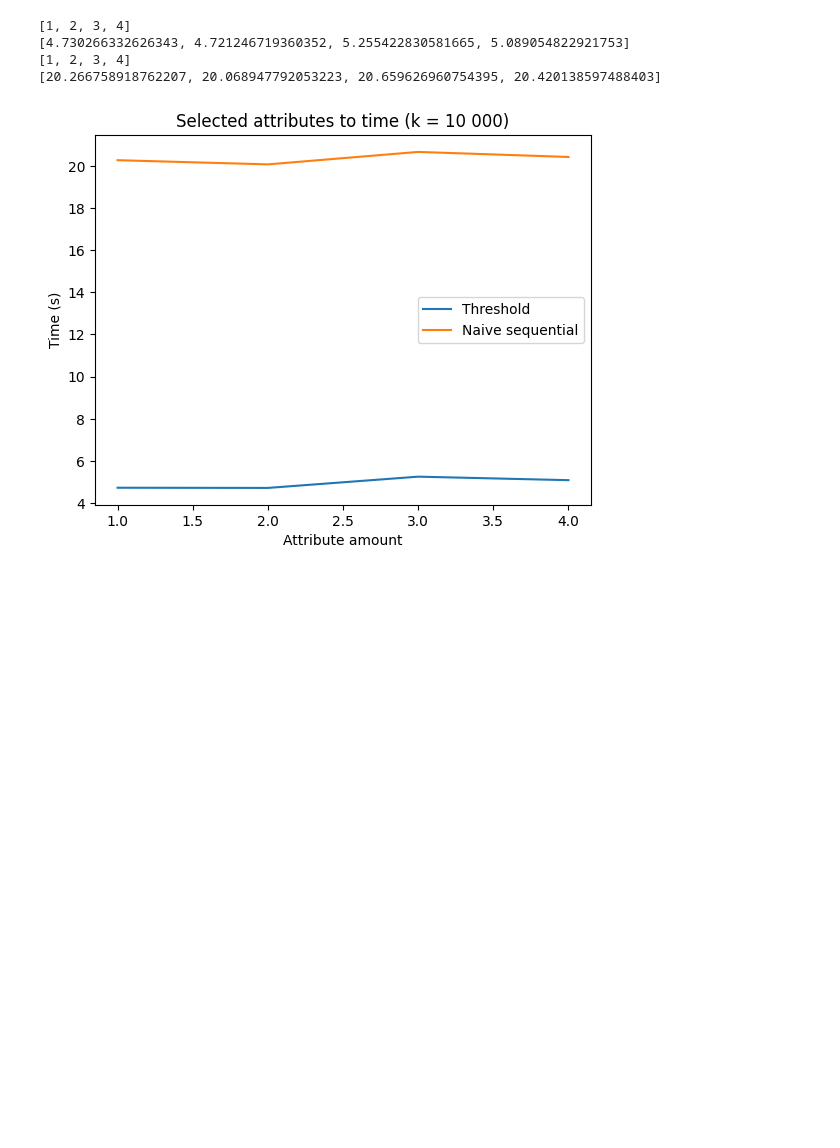
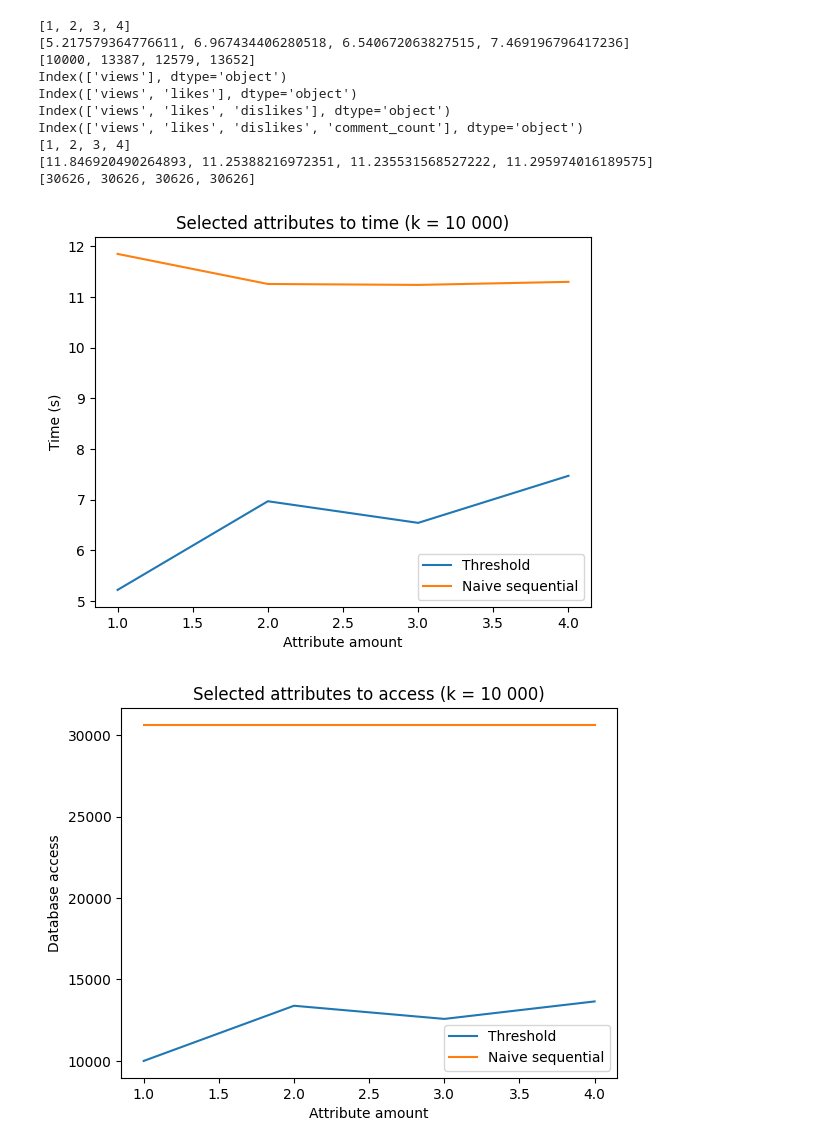
Before and after one commit to Martin-Trinh/Top-k-Threshold, a Jupyter notebook: graph.ipynb, the cells around one changed output. Drawn from its saved outputs; the diff is of its cells as text; code cells hidden in the pictures; blank space fills up the shorter version.

Commit message:
Ploting graph and writing report

```diff
--- a/graph.ipynb
+++ b/graph.ipynb
@@ -21,7 +21,7 @@ arr_time_threshold = []
 arr_access_naive = []
 arr_time_naive = []
 # =========================
-# for i in range (1, 40002, 10000):
+# for i in range (1, 30002, 5000):
 #     print(i)
 #     arr_k.append(i)
 #     param.rows_amount = i
@@ -34,7 +34,7 @@ arr_time_naive = []
 # print(arr_access_threshold)
 # print(arr_time_threshold)
 # ================================
-# for i in range (1, 40002, 10000):
+# for i in range (1, 30002, 5000):
 #     param.rows_amount = i
 #     start = time.time()
 #     data, access_cnt = naive_top_k(df,param)
@@ -44,6 +44,7 @@ arr_time_naive = []
 # print(arr_k)
 # print(arr_access_naive)
 # print(arr_time_naive)
+# print(df.shape)
 # ==================
 columns = df.columns[2:6]
 arr_attr_len = []
@@ -58,18 +59,22 @@ for i in range (len(columns)):
     arr_access_threshold.append(access_cnt)
 print(arr_attr_len)
 print(arr_time_threshold)
+print(arr_access_threshold)
 #===========
 arr_attr_len = []
 for i in range (len(columns)):
     param.vid_attr = columns[:i+1]
+    print(param.vid_attr)
     arr_attr_len.append(len(param.vid_attr))
     param.rows_amount = 10000
     start = time.time()
     data, access_cnt = naive_top_k(df,param)
     time_measured = time.time() - start
     arr_time_naive.append(time_measured)
+    arr_access_naive.append(access_cnt)
 print(arr_attr_len)
 print(arr_time_naive)
+print(arr_access_naive)
 # =========================
 # arr_func = ['max', 'min', 'mean']
 # for func in arr_func:
@@ -83,30 +88,45 @@ print(arr_time_naive)
 # print(arr_time)
 # %% [output]
 [1, 2, 3, 4]
-[4.730266332626343, 4.721246719360352, 5.255422830581665, 5.089054822921753]
+[5.217579364776611, 6.967434406280518, 6.540672063827515, 7.469196796417236]
+[10000, 13387, 12579, 13652]
+Index(['views'], dtype='object')
+Index(['views', 'likes'], dtype='object')
+Index(['views', 'likes', 'dislikes'], dtype='object')
+Index(['views', 'likes', 'dislikes', 'comment_count'], dtype='object')
 [1, 2, 3, 4]
-[20.266758918762207, 20.068947792053223, 20.659626960754395, 20.420138597488403]
+[11.846920490264893, 11.25388216972351, 11.235531568527222, 11.295974016189575]
+[30626, 30626, 30626, 30626]
 # %%
 # plt.plot(arr_k,arr_time_threshold)
 # plt.plot(arr_k, arr_time_naive)
 # plt.xlabel('k - amount')
 # plt.ylabel('Time (s)')
 # plt.title('Time to k - amount')
 # plt.legend(['Threshold', 'Naive sequential'])
 # plt.show()
 # plt.plot(arr_k, arr_access_threshold)
 # plt.plot(arr_k, arr_access_naive)
 # plt.xlabel('k - amount')
 # plt.ylabel('Database access')
 # plt.title('Database access to k - amount')
 # plt.legend(['Threshold', 'Naive sequential'])
 # plt.show()
+# =======================
 plt.plot(arr_attr_len, arr_time_threshold)
 plt.plot(arr_attr_len, arr_time_naive)
 plt.xlabel('Attribute amount')
 plt.ylabel('Time (s)')
 plt.title('Selected attributes to time (k = 10 000)')
 plt.legend(['Threshold', 'Naive sequential'])
 plt.show()
+plt.plot(arr_attr_len, arr_access_threshold)
+plt.plot(arr_attr_len, arr_access_naive)
+plt.xlabel('Attribute amount')
+plt.ylabel('Database access')
+plt.title('Selected attributes to access (k = 10 000)')
+plt.legend(['Threshold', 'Naive sequential'])
+plt.show()
 # %% [output]
-[figure, old version]
+[figure, new version]
+[figure, added]
```
Also changed, not shown: 10 other files.
